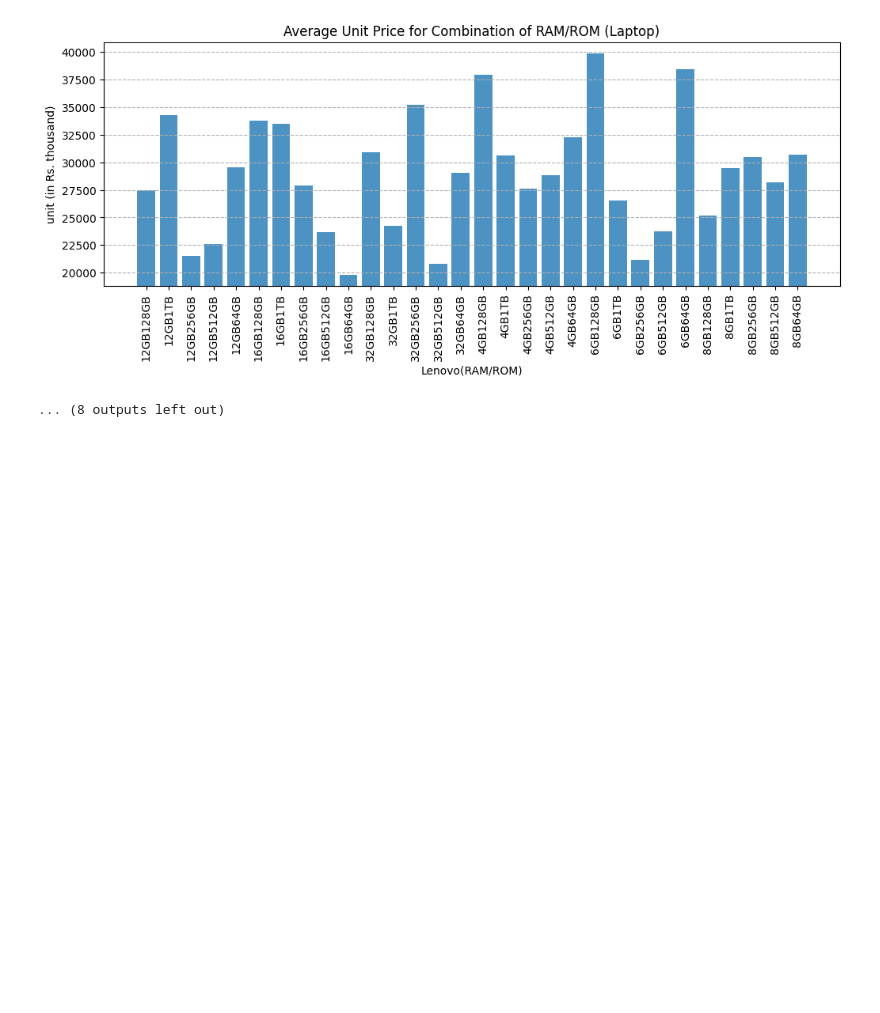
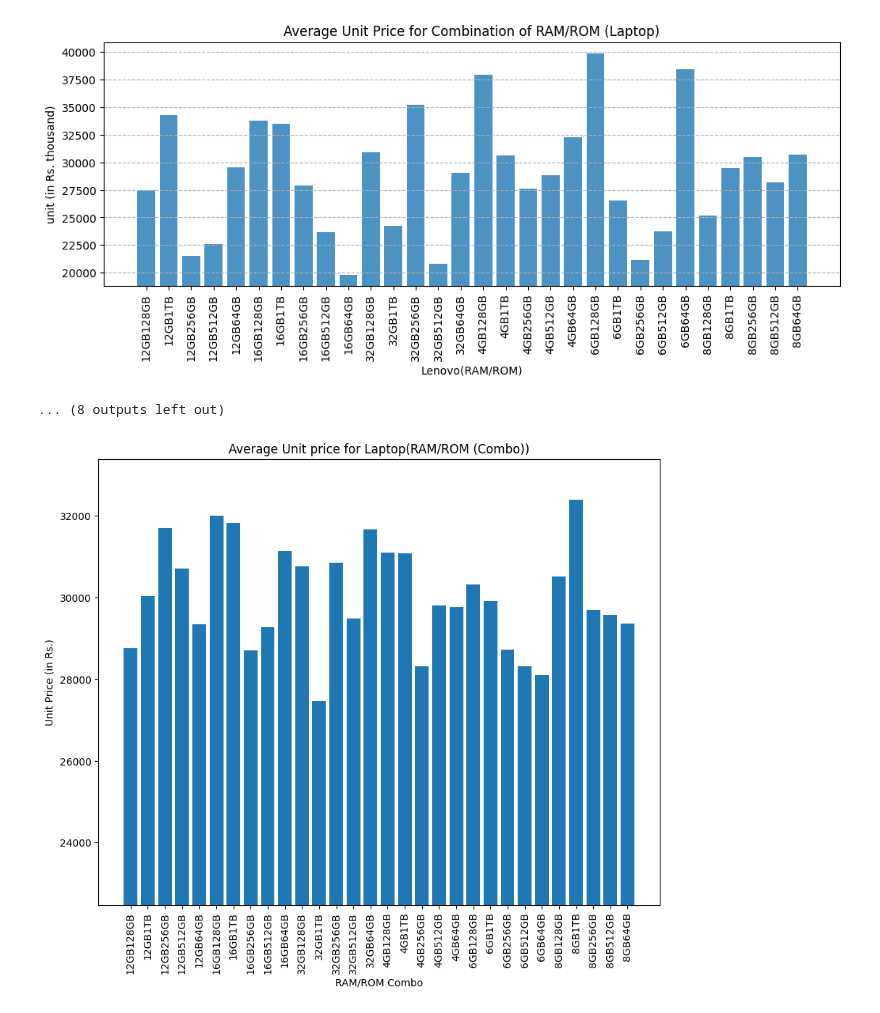
Before and after one commit to Samarthcreator/Data-Analytic-Project, a Jupyter notebook: Mobile_sales_Analysis.ipynb, the cells around one changed output. Cells and saved outputs as stored; diff of their text form; code cells hidden in the pictures; blank space fills up the shorter version.

```diff
--- a/Mobile_sales_Analysis.ipynb
+++ b/Mobile_sales_Analysis.ipynb
@@ -468,3 +468,15 @@ for i in df.Brand.unique():
 [figure]
 [figure]
 ... (8 outputs left out)
+# %%
+temp = Lap_df.groupby(["RAM/ROM"])["Unit Price"].mean()
+plt.figure(figsize=(10,8))
+plt.title("Average Unit price for Laptop(RAM/ROM (Combo))")
+plt.xlabel("RAM/ROM Combo")
+plt.ylabel("Unit Price (in Rs.)")
+plt.bar(temp.index,temp.values)
+plt.xticks(rotation=90)
+plt.ylim(min(temp.values)-5000,max(temp.values)+1000)
+plt.show()
+# %% [output]
+[figure, added]
```
Also changed, not shown: parts of 1 cell of this notebook.
